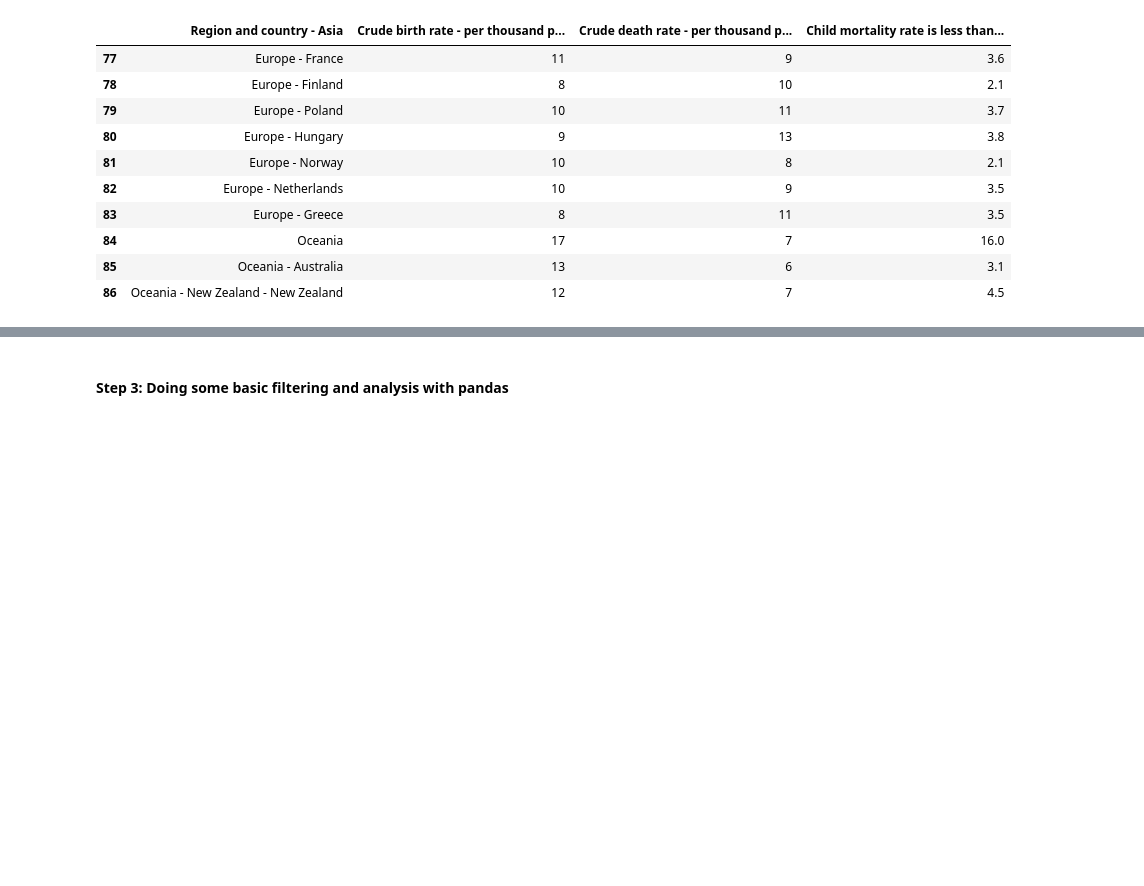
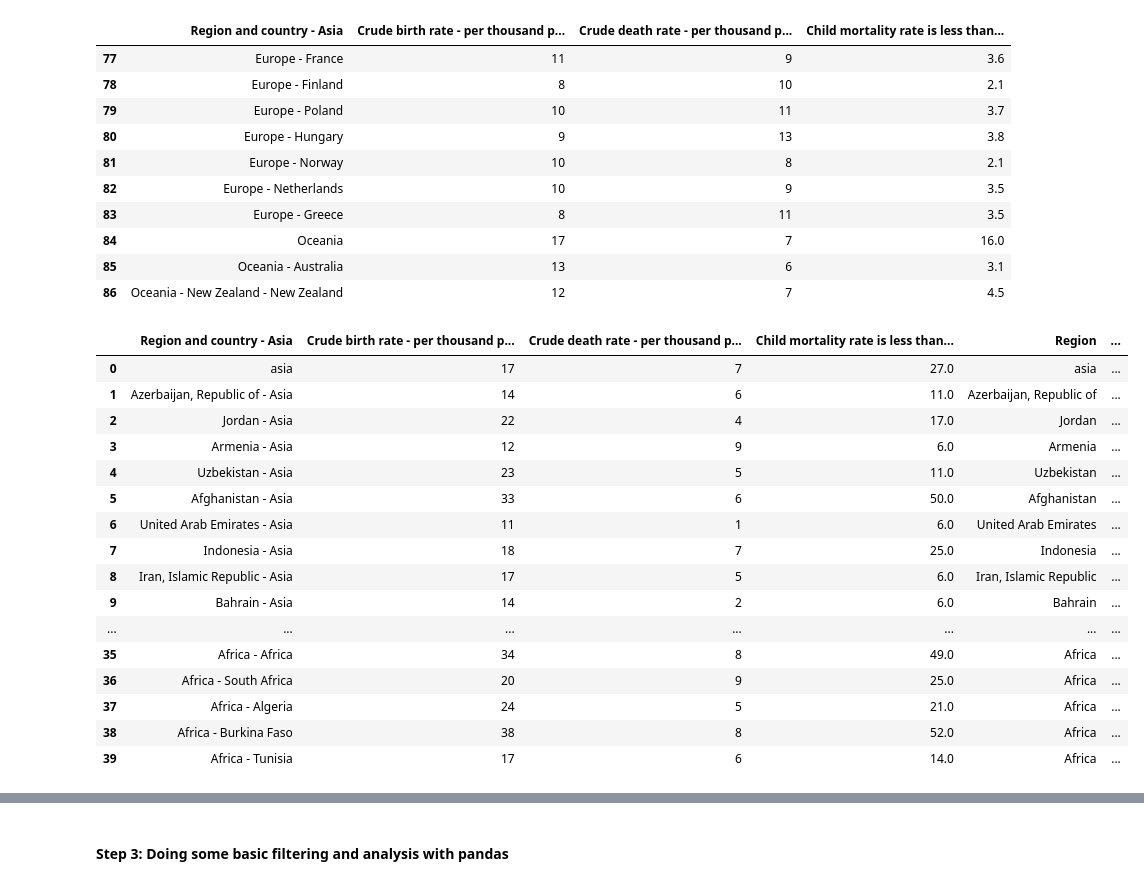
Before and after one commit to ICFJ-Computational-Journalism/english.lessons, a Jupyter notebook: english/2_Data-visualization/dataviz-lesson-matplotlib-basics.ipynb, the cells around one changed output, grey strips where cells are left out. Drawn from its saved outputs; the diff is of its cells as text; code cells hidden in the pictures; blank space fills up the shorter version.

```diff
--- a/english/2_Data-visualization/dataviz-lesson-matplotlib-basics.ipynb
+++ b/english/2_Data-visualization/dataviz-lesson-matplotlib-basics.ipynb
@@ -77,3 +77,31 @@ df.tail(10)
 # however, there are issues. some rows have the country first, then the region.
 # other rows have the region first, then the country. additionally, some rows
 # are the average rates for an entire region (i.e. Oceania in row 84).
+# %%
+# let us add three new columns to the dataframe (it would be two columns, but
+# some rows have multiple dashes due to error)
+# we will split the columns based on the dash '-'
+df[['Region','Country', 'Misc']] = df['Region and country - Asia'].str.split("-",expand=True)
+# %%
+# now let's look at the new df
+# you should see three new columns titled 'Region', 'Country'
+# and 'Misc' (the third column to catch duplicate values)
+df.head(40)
+# %% [output]
+|  | Region and country - Asia | Crude birth rate - per thousand p... | Crude death rate - per thousand p... | Child mortality rate is less than... | Region | ... |
+| 0 | asia | 17 | 7 | 27.0 | asia | ... |
+| 1 | Azerbaijan, Republic of - Asia | 14 | 6 | 11.0 | Azerbaijan, Republic of | ... |
+| 2 | Jordan - Asia | 22 | 4 | 17.0 | Jordan | ... |
+| 3 | Armenia - Asia | 12 | 9 | 6.0 | Armenia | ... |
+| 4 | Uzbekistan - Asia | 23 | 5 | 11.0 | Uzbekistan | ... |
+| 5 | Afghanistan - Asia | 33 | 6 | 50.0 | Afghanistan | ... |
+| 6 | United Arab Emirates - Asia | 11 | 1 | 6.0 | United Arab Emirates | ... |
+| 7 | Indonesia - Asia | 18 | 7 | 25.0 | Indonesia | ... |
+| 8 | Iran, Islamic Republic - Asia | 17 | 5 | 6.0 | Iran, Islamic Republic | ... |
+| 9 | Bahrain - Asia | 14 | 2 | 6.0 | Bahrain | ... |
+| ... | ... | ... | ... | ... | ... | ... |
+| 35 | Africa - Africa | 34 | 8 | 49.0 | Africa | ... |
+| 36 | Africa - South Africa | 20 | 9 | 25.0 | Africa | ... |
+| 37 | Africa - Algeria | 24 | 5 | 21.0 | Africa | ... |
+| 38 | Africa - Burkina Faso | 38 | 8 | 52.0 | Africa | ... |
+| 39 | Africa - Tunisia | 17 | 6 | 14.0 | Africa | ... |
```
Also changed, not shown: parts of 2 cells of this notebook.
